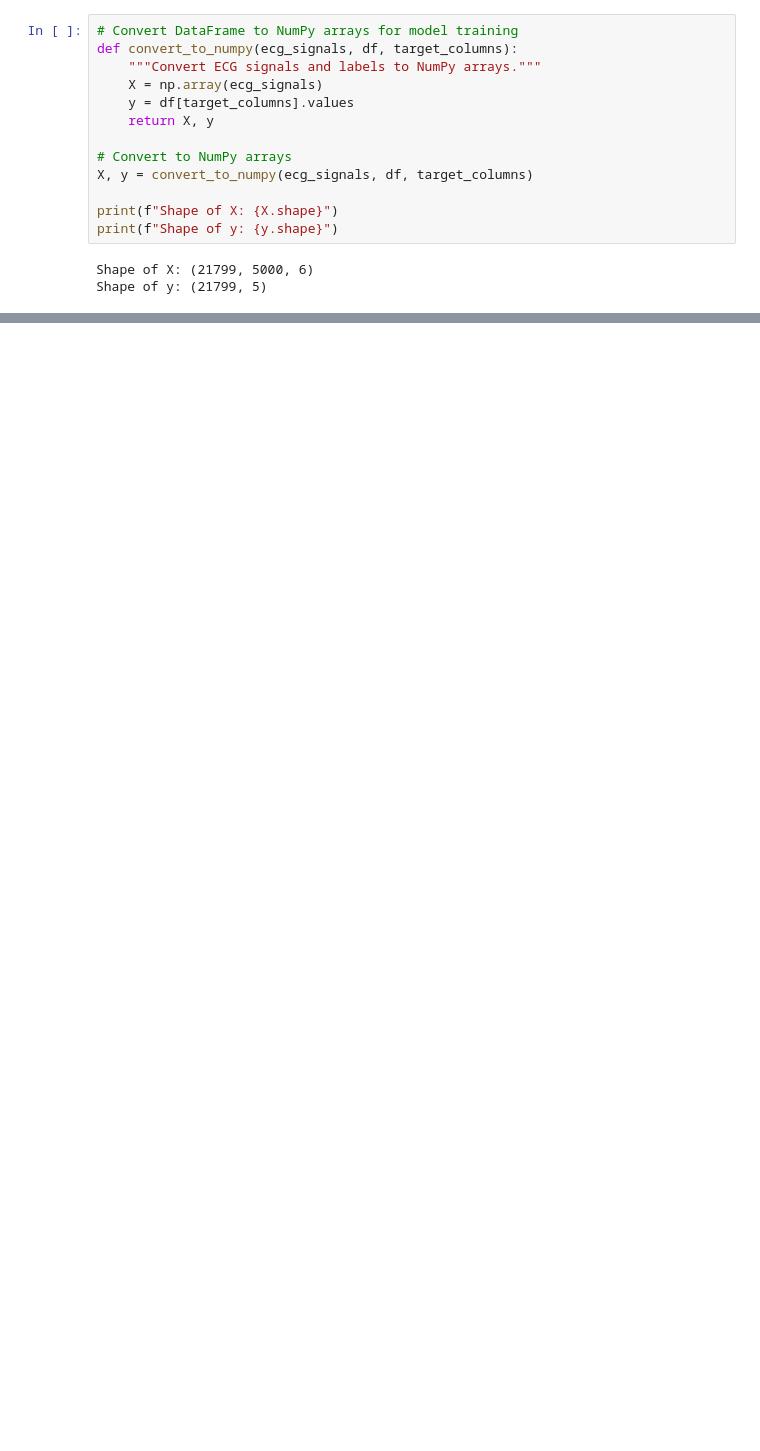
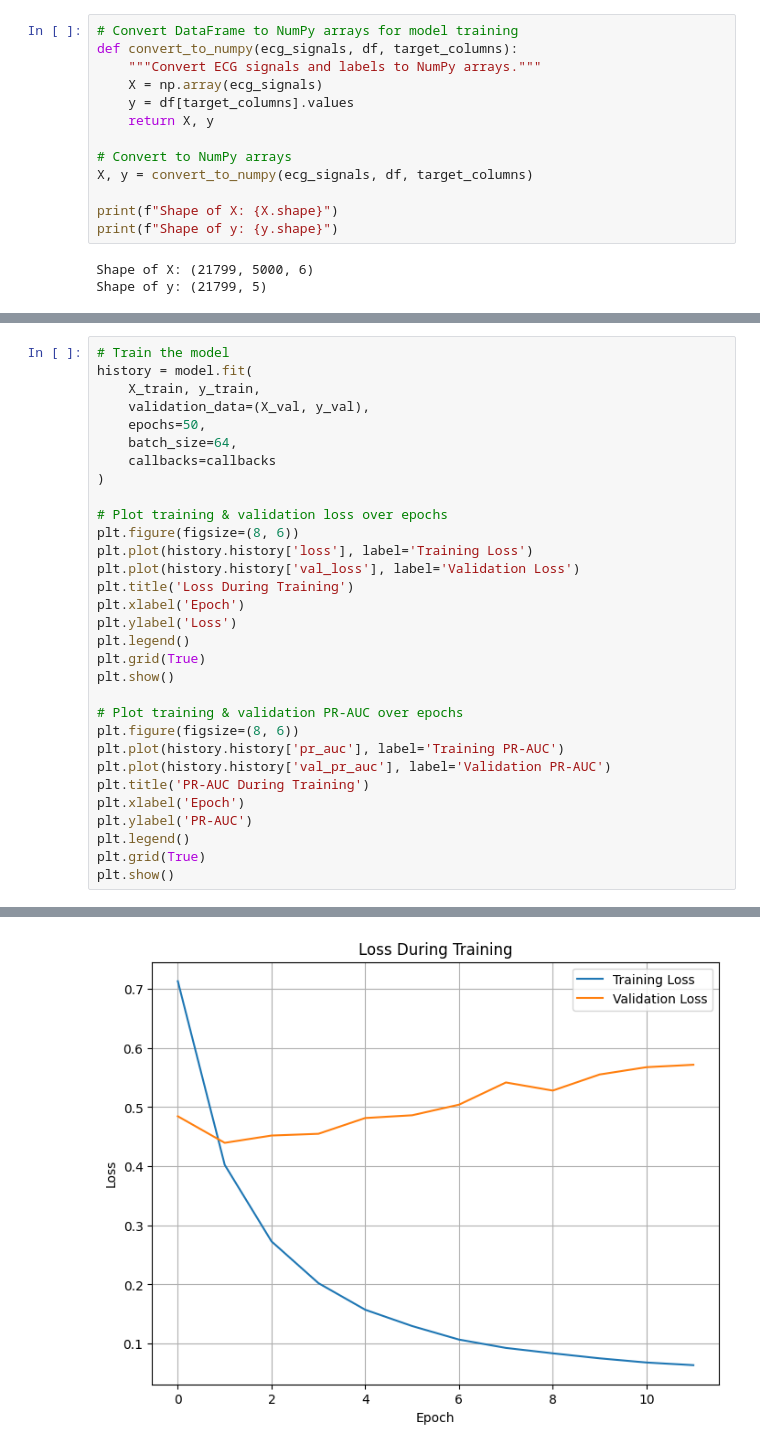
Before and after one commit to h599025/1D-CNN_For_ECG_measurements, a Jupyter notebook: notebooks/01_ecg_analysis.ipynb, the cells around one changed output, grey strips where cells are left out. Saved outputs shown, nothing was run; the diff lists cells and outputs as text; blank space fills up the shorter version.

```diff
--- a/notebooks/01_ecg_analysis.ipynb
+++ b/notebooks/01_ecg_analysis.ipynb
@@ -192,0 +358,32 @@ Testing set shape: (4360, 5000, 6), (4360, 5)
+# %%
+# Train the model
+history = model.fit(
+    X_train, y_train,
+    validation_data=(X_val, y_val),
+    epochs=50,
+    batch_size=64,
+    callbacks=callbacks
+)
+
+# Plot training & validation loss over epochs
+plt.figure(figsize=(8, 6))
+plt.plot(history.history['loss'], label='Training Loss')
+plt.plot(history.history['val_loss'], label='Validation Loss')
+plt.title('Loss During Training')
+plt.xlabel('Epoch')
+plt.ylabel('Loss')
+plt.legend()
+plt.grid(True)
+plt.show()
+
+# Plot training & validation PR-AUC over epochs
+plt.figure(figsize=(8, 6))
+plt.plot(history.history['pr_auc'], label='Training PR-AUC')
+plt.plot(history.history['val_pr_auc'], label='Validation PR-AUC')
+plt.title('PR-AUC During Training')
+plt.xlabel('Epoch')
+plt.ylabel('PR-AUC')
+plt.legend()
+plt.grid(True)
+plt.show()
+# %% [output]
@@ -192,0 +407 @@ Testing set shape: (4360, 5000, 6), (4360, 5)
+[figure, added]
```
Also changed, not shown: parts of 7 cells of this notebook, 1 other file.
